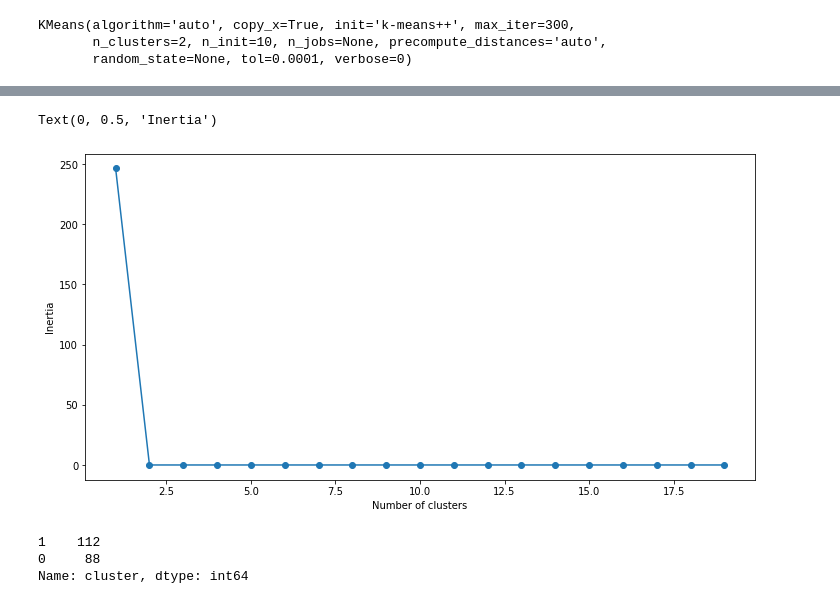
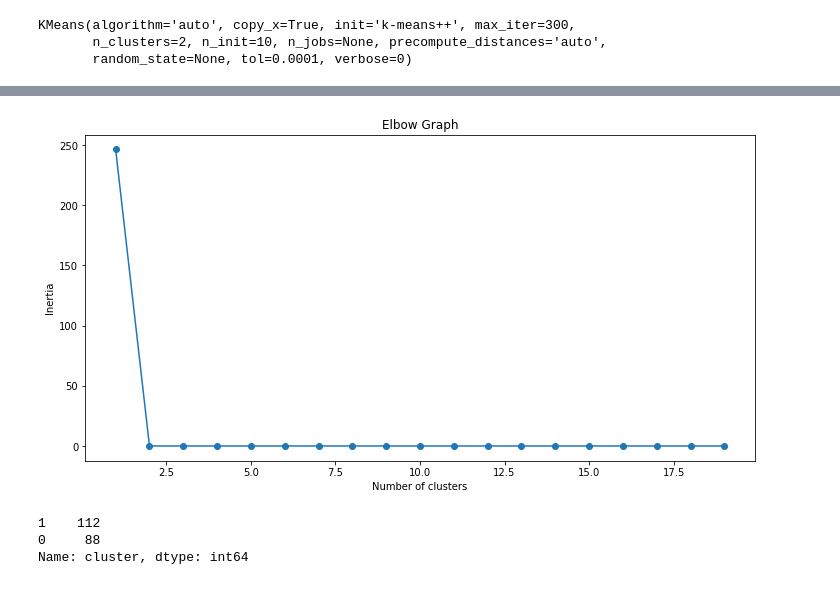
Before and after one commit to ipatel467/Customer-Segmentation, a Jupyter notebook: index.ipynb, the cells around one changed output, grey strips where cells are left out. Saved outputs shown, nothing was run; the diff lists cells and outputs as text; code cells hidden in the pictures.

```diff
--- a/index.ipynb
+++ b/index.ipynb
@@ -274,19 +283,19 @@ plt.ylabel('Inertia');
 # %%
 SSE = []
 for cluster in range(1,20):
     kmeans = KMeans(n_jobs = -1, n_clusters = cluster, init='k-means++')
     kmeans.fit(df)
     SSE.append(kmeans.inertia_)
 
 # converting the results into a dataframe and plotting them
 frame = pd.DataFrame({'Cluster':range(1,20), 'SSE':SSE})
 plt.figure(figsize=(12,6))
 plt.plot(frame['Cluster'], frame['SSE'], marker='o')
 plt.xlabel('Number of clusters')
 plt.ylabel('Inertia')
+plt.title('Elbow Graph');
 # %% [output]
-Text(0, 0.5, 'Inertia')
-[figure, old version]
+[figure, new version]
 # %%
 # k means using 5 clusters and k-means++ initialization
 kmeans = KMeans(n_jobs = -1, n_clusters = 5, init='k-means++')
```
Also changed, not shown: parts of 7 cells of this notebook.
